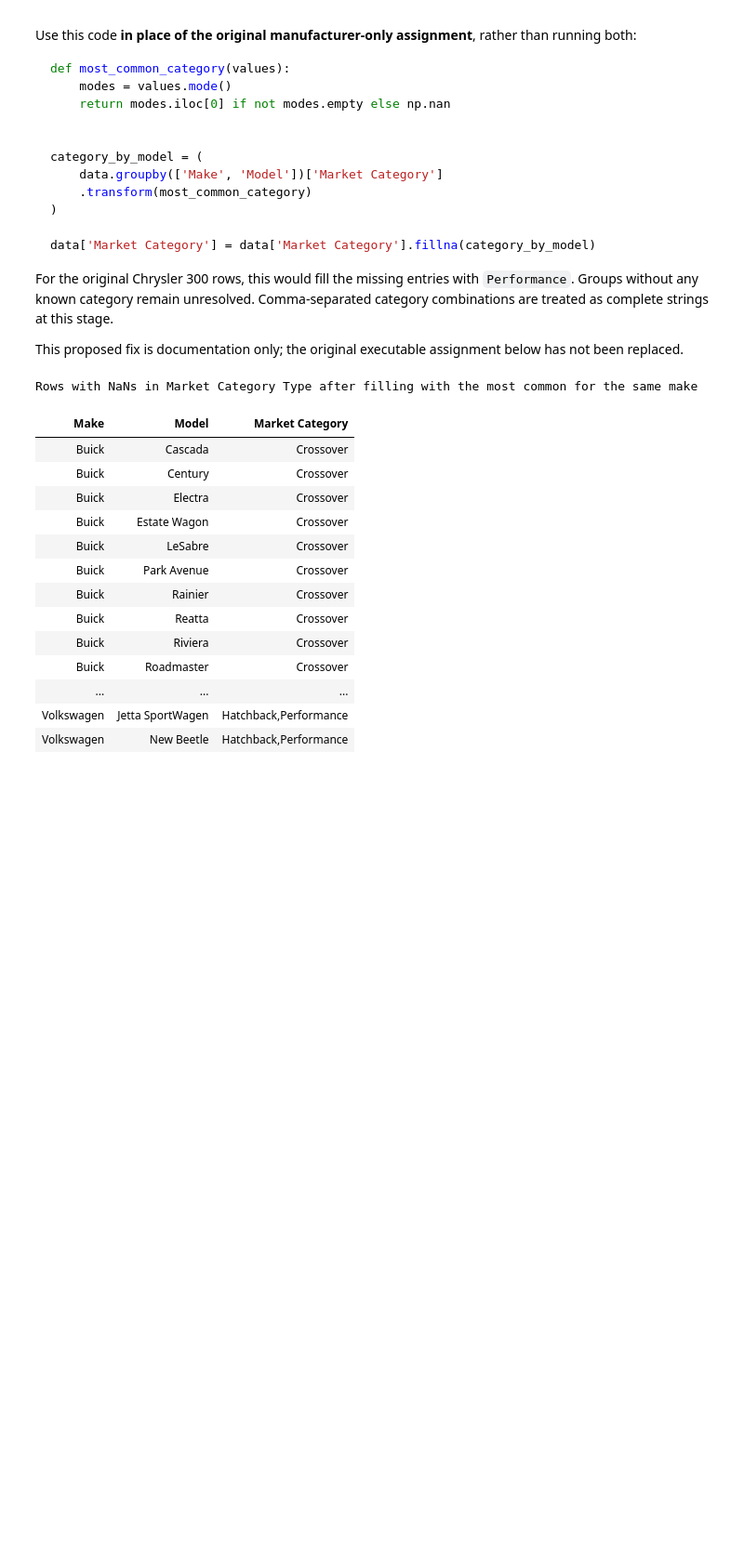
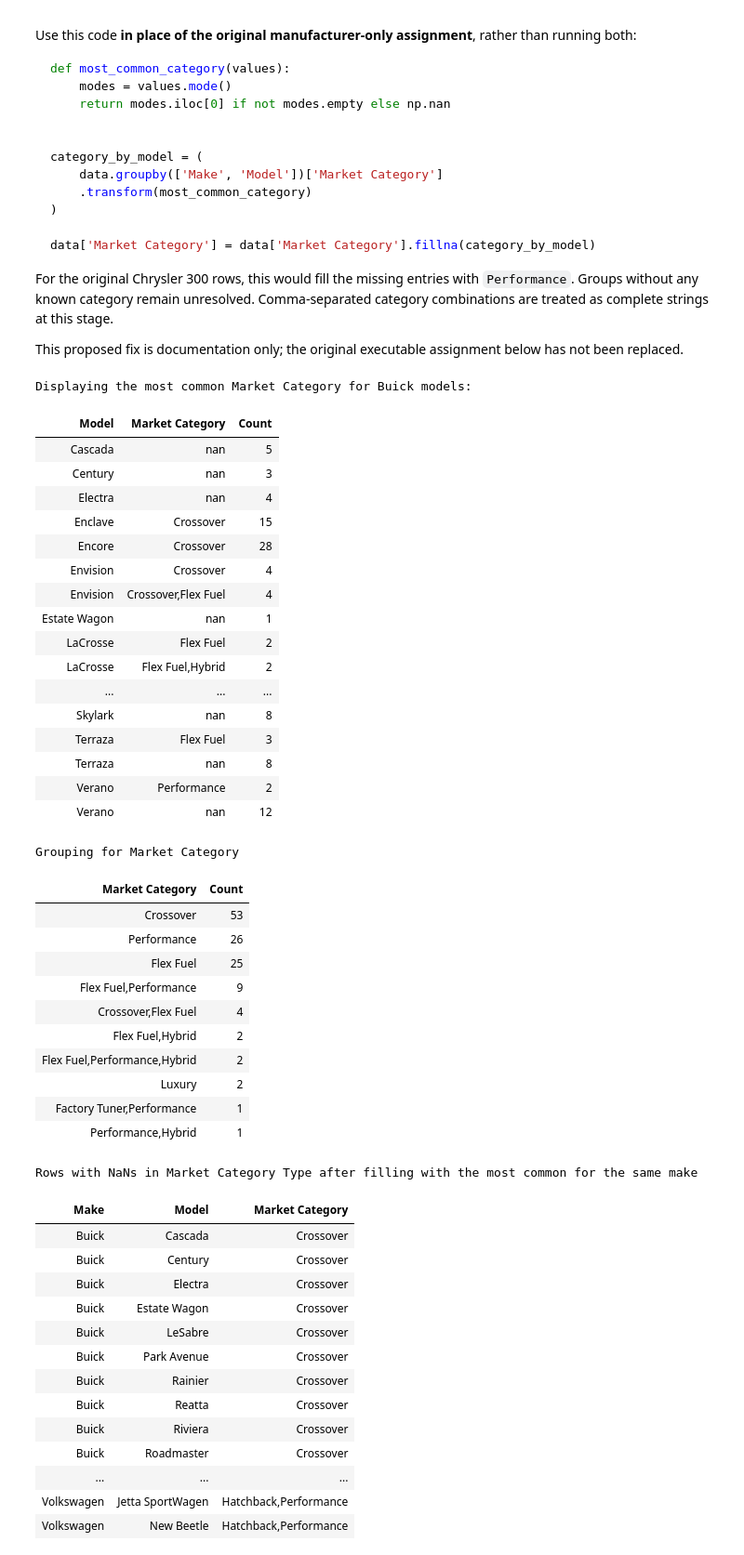
Before and after one commit to nirvana644/IATD-Machine-Learning-Algorithms, a Jupyter notebook: week_3_decision_tree_3_regression.ipynb, the cells around one changed output. Shown at 93% size. Saved outputs shown, nothing was run; the diff lists cells and outputs as text; code cells hidden in the pictures; blank space fills up the shorter version.

```diff
--- a/week_3_decision_tree_3_regression.ipynb
+++ b/week_3_decision_tree_3_regression.ipynb
@@ -550,6 +571,56 @@ data['Market Category'] = data['Market Category'].fillna(category_by_model)
 For the original Chrysler 300 rows, this would fill the missing entries with `Performance`. Groups without any known category remain unresolved. Comma-separated category combinations are treated as complete strings at this stage.
 
 This proposed fix is documentation only; the original executable assignment below has not been replaced.
+# %%
+maker_of_interest = "Buick"
+
+print(f"Displaying the most common Market Category for {maker_of_interest} models:")
+display_table(
+    data.loc[data["Make"].eq(maker_of_interest), ["Model", "Market Category"]]
+    .value_counts(dropna=False)
+    .reset_index(name="Count")
+    .sort_values(["Model", "Market Category"])
+)
+
+print("Grouping for Market Category")
+
+display_table(
+    data.loc[data["Make"].eq(maker_of_interest), ["Market Category"]]
+    .value_counts(dropna=True)
+    .reset_index(name="Count")
+    .sort_values(["Count"], ascending=False)
+)
+# %% [output]
+Displaying the most common Market Category for Buick models:
+| Model | Market Category | Count |
+| Cascada | nan | 5 |
+| Century | nan | 3 |
+| Electra | nan | 4 |
+| Enclave | Crossover | 15 |
+| Encore | Crossover | 28 |
+| Envision | Crossover | 4 |
+| Envision | Crossover,Flex Fuel | 4 |
+| Estate Wagon | nan | 1 |
+| LaCrosse | Flex Fuel | 2 |
+| LaCrosse | Flex Fuel,Hybrid | 2 |
+| ... | ... | ... |
+| Skylark | nan | 8 |
+| Terraza | Flex Fuel | 3 |
+| Terraza | nan | 8 |
+| Verano | Performance | 2 |
+| Verano | nan | 12 |
+Grouping for Market Category
+| Market Category | Count |
+| Crossover | 53 |
+| Performance | 26 |
+| Flex Fuel | 25 |
+| Flex Fuel,Performance | 9 |
+| Crossover,Flex Fuel | 4 |
+| Flex Fuel,Hybrid | 2 |
+| Flex Fuel,Performance,Hybrid | 2 |
+| Luxury | 2 |
+| Factory Tuner,Performance | 1 |
+| Performance,Hybrid | 1 |
 # %%
 data.loc[miss_bool_market,'Market Category'] = data.loc[miss_bool_market,'Make'].apply(lambda x: market_category[x])
 
```
Also changed, not shown: parts of 8 cells of this notebook, 3 other files.
